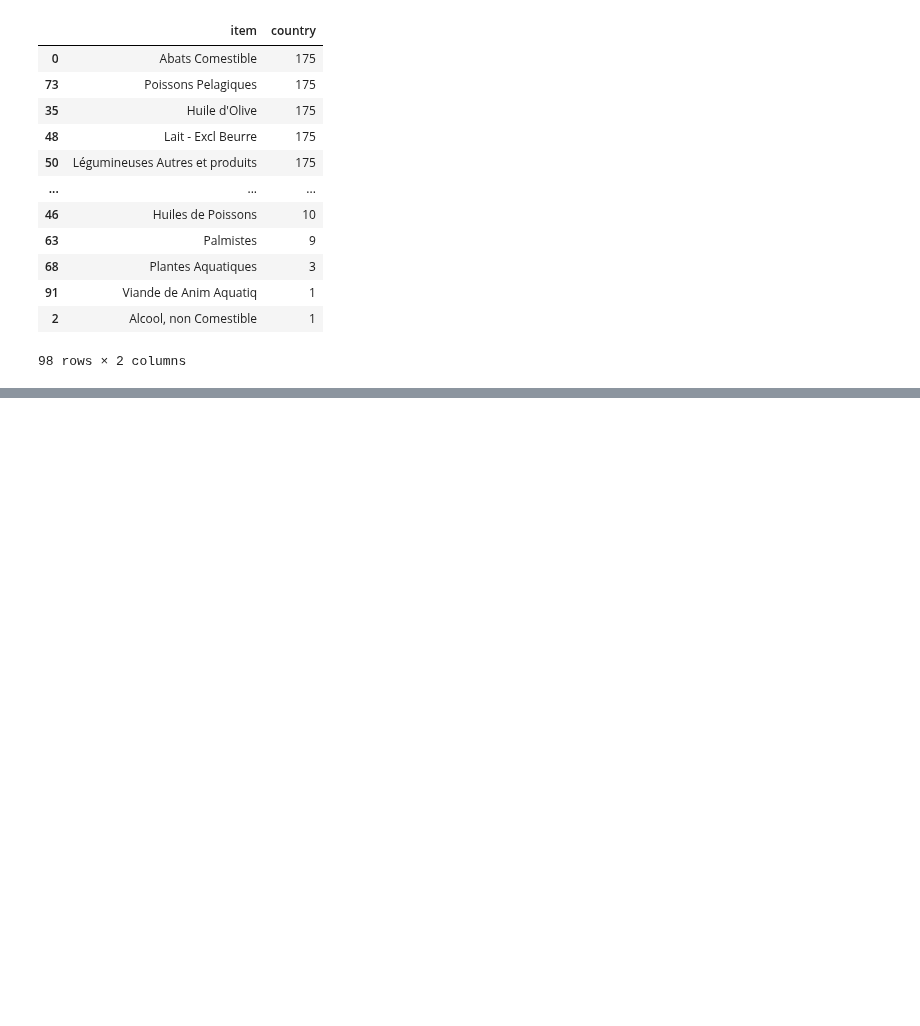
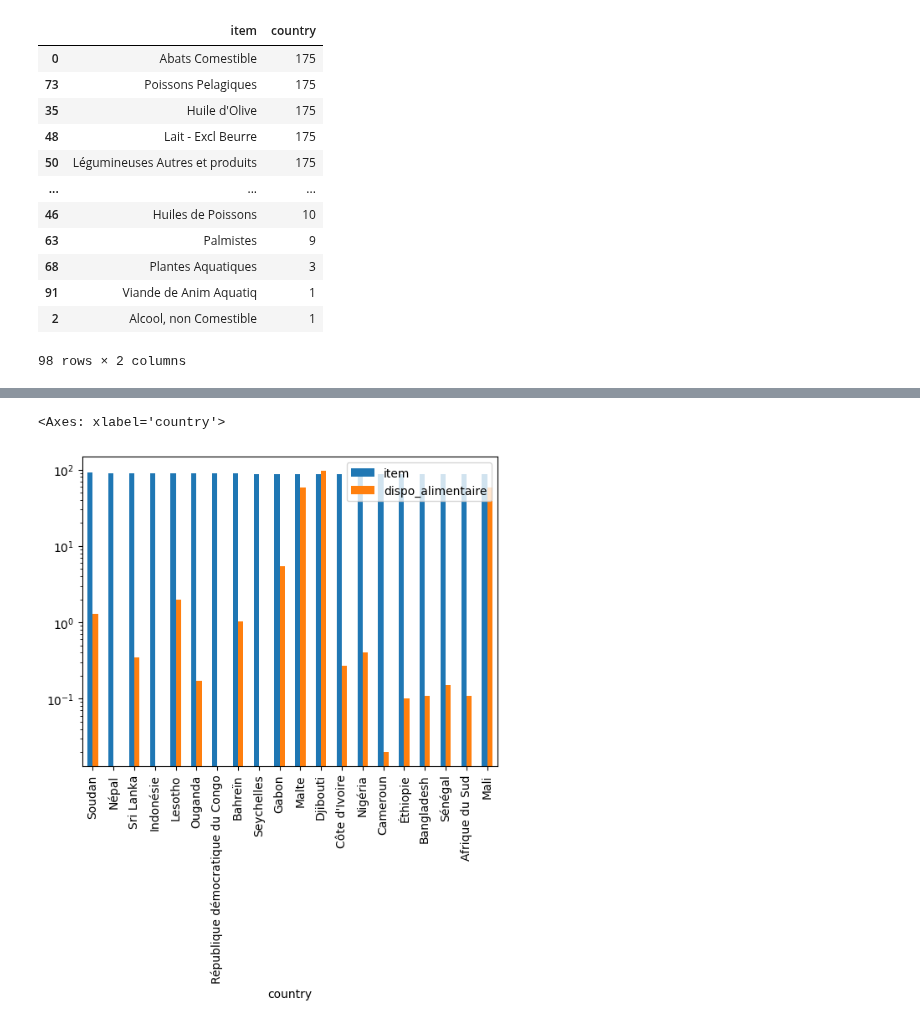
Before and after one commit to Melobgn/Brief-pandas-SEM, a Jupyter notebook: dataframes.ipynb, the cells around one changed output, grey strips where cells are left out. Cells and saved outputs as stored; diff of their text form; code cells hidden in the pictures; blank space fills up the shorter version.

```diff
--- a/dataframes.ipynb
+++ b/dataframes.ipynb
@@ -480,0 +475,7 @@ diversite_df
+# %%
+diversite_df['dispo_alimentaire'] = df['food_supply_quantity_(kg/capital/day)']
+
+diversite_df.head(20).plot(kind='bar', x='country', logy=True)
+# %% [output]
+<Axes: xlabel='country'>
+[figure, added]
```
Also changed, not shown: parts of 3 cells of this notebook.
